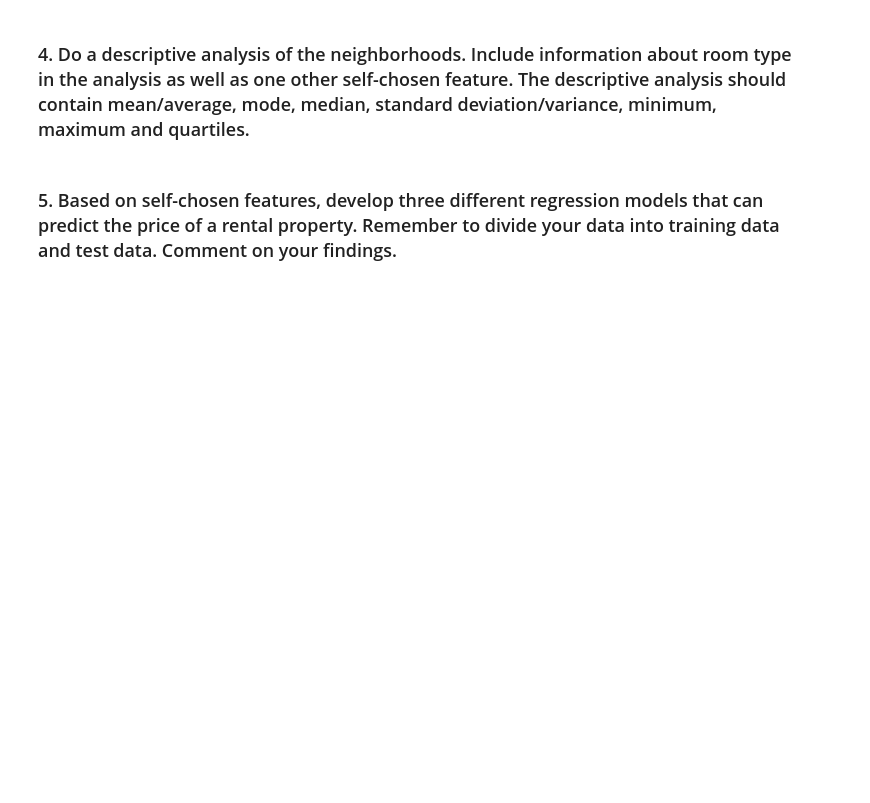
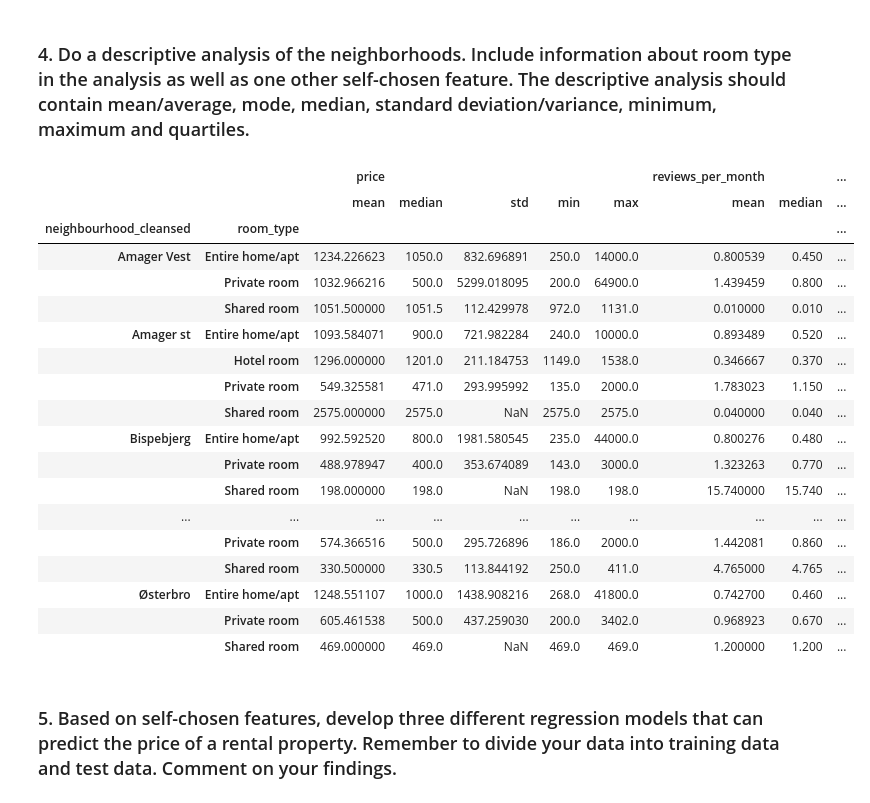
Before and after one commit to radoslavKiryazov/MAL, a Jupyter notebook: Assignment 1/1. Getting started - Copenhagen Airbnb.ipynb, the cells around one changed output. Saved outputs shown, nothing was run; the diff lists cells and outputs as text; code cells hidden in the pictures; blank space fills up the shorter version.

```diff
--- a/Assignment 1/1. Getting started - Copenhagen Airbnb.ipynb
+++ b/Assignment 1/1. Getting started - Copenhagen Airbnb.ipynb
@@ -123,2 +182,29 @@ plt.show()
+# %%
+descriptive_analysis = data_filtered.groupby(['neighbourhood_cleansed', 'room_type']).agg({
+    'price': ['mean', 'median', 'std', 'min', 'max'],
+    'reviews_per_month': ['mean', 'median', 'std', 'min', 'max']
+})
+
+descriptive_analysis
+# %% [output]
+|  |  | price |  |  |  |  | reviews_per_month |  | ... |
+|  |  | mean | median | std | min | max | mean | median | ... |
+| neighbourhood_cleansed | room_type |  |  |  |  |  |  |  | ... |
+| Amager Vest | Entire home/apt | 1234.226623 | 1050.0 | 832.696891 | 250.0 | 14000.0 | 0.800539 | 0.450 | ... |
+|  | Private room | 1032.966216 | 500.0 | 5299.018095 | 200.0 | 64900.0 | 1.439459 | 0.800 | ... |
+|  | Shared room | 1051.500000 | 1051.5 | 112.429978 | 972.0 | 1131.0 | 0.010000 | 0.010 | ... |
+| Amager st | Entire home/apt | 1093.584071 | 900.0 | 721.982284 | 240.0 | 10000.0 | 0.893489 | 0.520 | ... |
+|  | Hotel room | 1296.000000 | 1201.0 | 211.184753 | 1149.0 | 1538.0 | 0.346667 | 0.370 | ... |
+|  | Private room | 549.325581 | 471.0 | 293.995992 | 135.0 | 2000.0 | 1.783023 | 1.150 | ... |
+|  | Shared room | 2575.000000 | 2575.0 | NaN | 2575.0 | 2575.0 | 0.040000 | 0.040 | ... |
+| Bispebjerg | Entire home/apt | 992.592520 | 800.0 | 1981.580545 | 235.0 | 44000.0 | 0.800276 | 0.480 | ... |
+|  | Private room | 488.978947 | 400.0 | 353.674089 | 143.0 | 3000.0 | 1.323263 | 0.770 | ... |
+|  | Shared room | 198.000000 | 198.0 | NaN | 198.0 | 198.0 | 15.740000 | 15.740 | ... |
+| ... | ... | ... | ... | ... | ... | ... | ... | ... | ... |
+|  | Private room | 574.366516 | 500.0 | 295.726896 | 186.0 | 2000.0 | 1.442081 | 0.860 | ... |
+|  | Shared room | 330.500000 | 330.5 | 113.844192 | 250.0 | 411.0 | 4.765000 | 4.765 | ... |
+| Østerbro | Entire home/apt | 1248.551107 | 1000.0 | 1438.908216 | 268.0 | 41800.0 | 0.742700 | 0.460 | ... |
+|  | Private room | 605.461538 | 500.0 | 437.259030 | 200.0 | 3402.0 | 0.968923 | 0.670 | ... |
+|  | Shared room | 469.000000 | 469.0 | NaN | 469.0 | 469.0 | 1.200000 | 1.200 | ... |
 # %% [markdown]
 ### 5. Based on self-chosen features, develop three different regression models that can predict the price of a rental property. Remember to divide your data into training data and test data. Comment on your findings.
```
Also changed, not shown: parts of 10 cells of this notebook, 1 other file.
